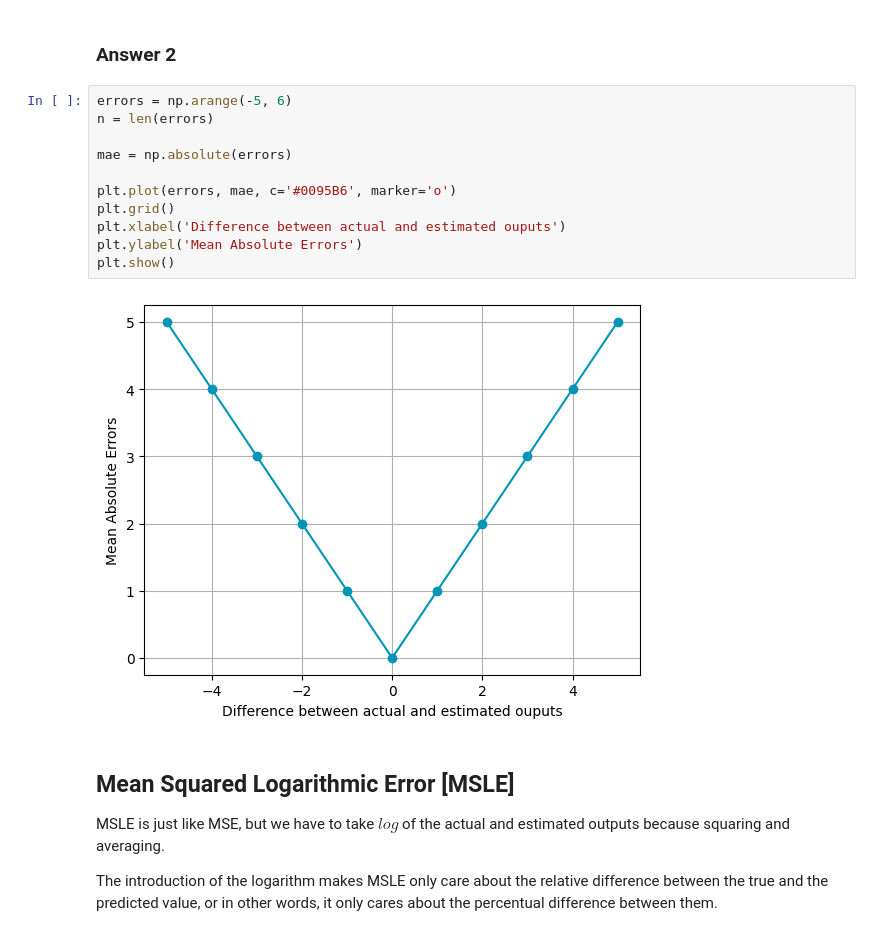
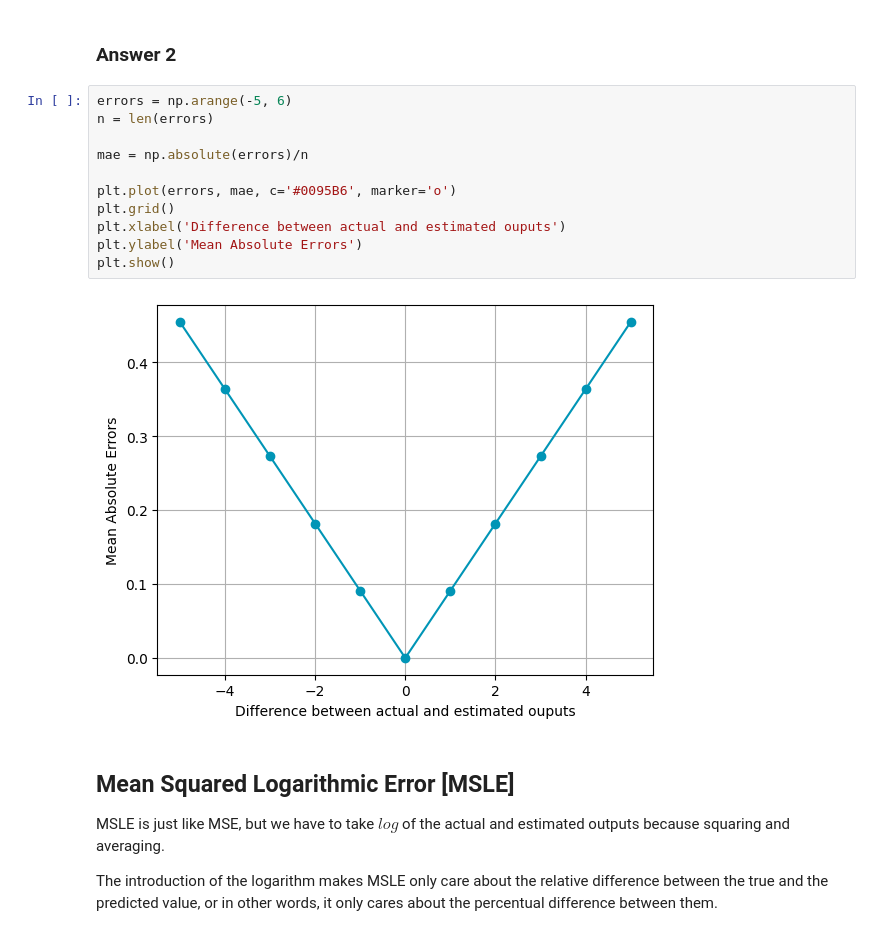
Before and after one commit to MateoBodon/mit_futuremakers_summer_2023-MateoBodon, a Jupyter notebook: Module_07_Regression_Loss_Functions/Regression_Loss_Functions.ipynb, the cells around one changed output. Saved outputs shown, nothing was run; the diff lists cells and outputs as text.

```diff
--- a/Module_07_Regression_Loss_Functions/Regression_Loss_Functions.ipynb
+++ b/Module_07_Regression_Loss_Functions/Regression_Loss_Functions.ipynb
@@ -158,16 +158,16 @@ Now that you know how MAE works, you need to plot the behavior of the **absolute
 # %%
 errors = np.arange(-5, 6)
 n = len(errors)
 
-mae = np.absolute(errors)
+mae = np.absolute(errors)/n
 
 plt.plot(errors, mae, c='#0095B6', marker='o')
 plt.grid()
 plt.xlabel('Difference between actual and estimated ouputs')
 plt.ylabel('Mean Absolute Errors')
 plt.show()
 # %% [output]
-[figure, old version]
+[figure, new version]
 # %% [markdown]
 ## Mean Squared Logarithmic Error [MSLE]
 
```
Also changed, not shown: parts of 6 cells of this notebook.
